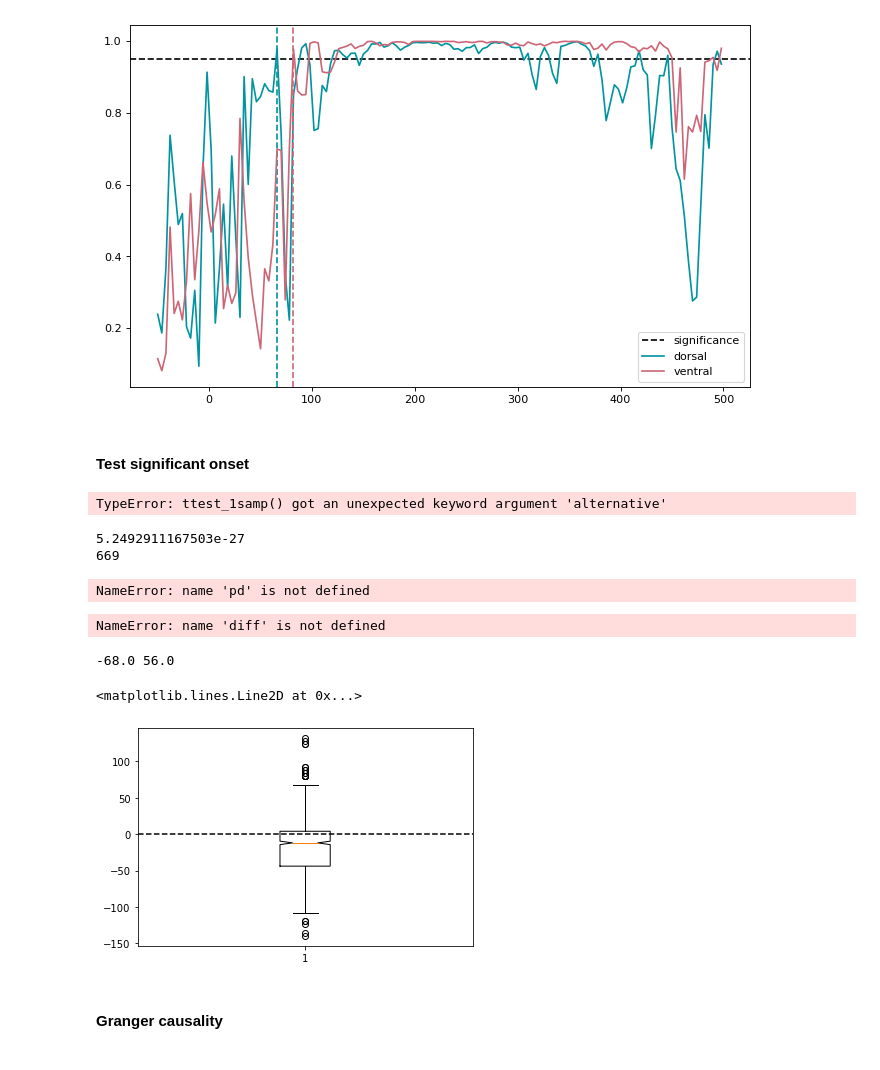
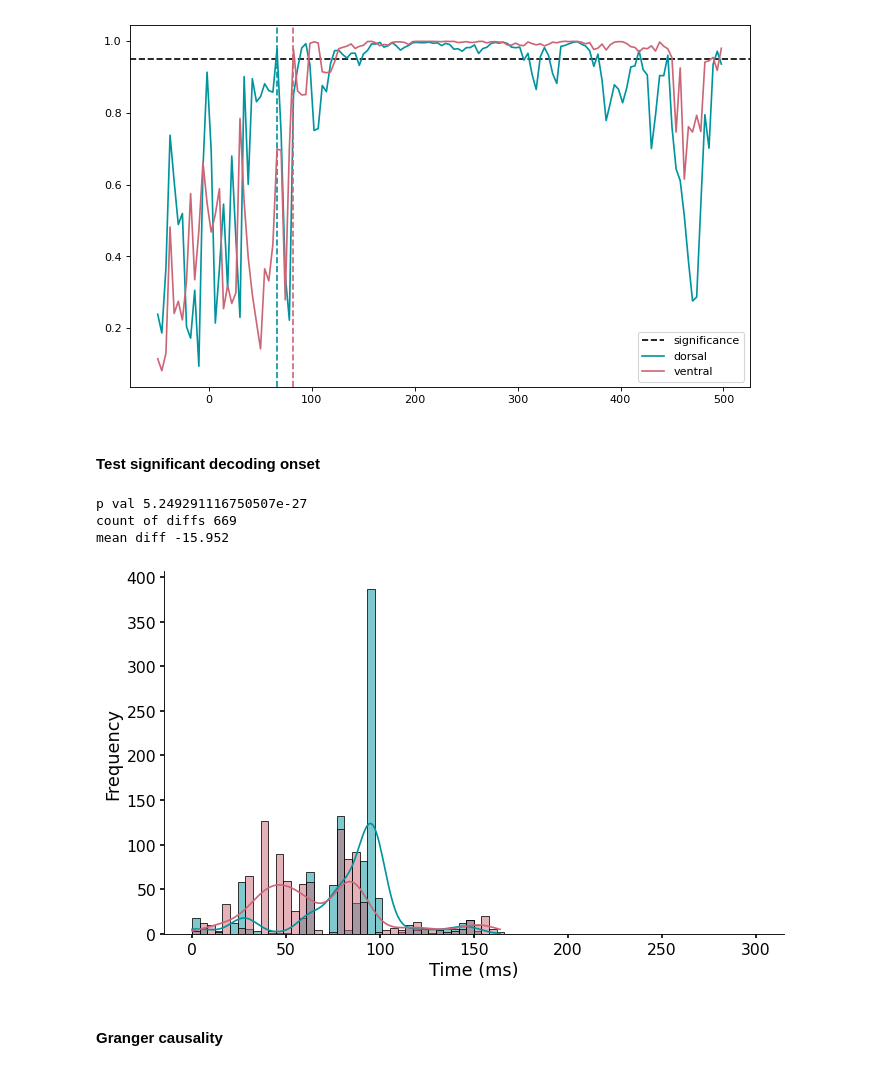
Before and after one commit to vayzenb/pepdoc, a Jupyter notebook: analysis/pepdoc_analysis_figs.ipynb, the cells around one changed output. Drawn from its saved outputs; the diff is of its cells as text; code cells hidden in the pictures.

```diff
--- a/analysis/pepdoc_analysis_figs.ipynb
+++ b/analysis/pepdoc_analysis_figs.ipynb
@@ -167,7 +194,7 @@ for roi in rois:
 
         sig_ts = []
         for time in range(0,sub_sample.shape[1]):
-            p_val= stats.ttest_1samp(sub_sample[:,time], .25, axis = 0, alternative='greater')
+            p_val= stats.ttest_1samp(sub_sample[:,time], 0, axis = 0, alternative='greater')
 
             #append the p-value for every time point
             sig_ts.append(p_val[1])
@@ -289,6 +329,8 @@ plt.figure(figsize=(10, 6), dpi=80)
 for roi in enumerate(rois):
     roi_decoding = np.load(f'{results_dir}/decode/{roi[1]}_decoding.npy')
     roi_mean = np.mean(roi_decoding, axis=0)
+    maxtime = np.where(roi_mean == np.max(roi_mean))[0][0]
+    print(f'{roi} max time:', ((maxtime *bin_length)-start_window))
 
     sem = np.std(roi_decoding, ddof=1, axis =0) / np.sqrt(roi_decoding.shape[0])
 
@@ -371,7 +402,7 @@ for roi in enumerate(rois):
 (1, 'ventral') 82
 [figure]
 # %% [markdown]
-#### Test significant onset
+#### Test significant decoding onset
 # %%
 '''
 Boot strap participant data and extract onset
@@ -447,9 +478,7 @@ for roi in rois:
 
     boot_df[roi] = decode_boot
 
-boot_df.to_csv(f'{results_dir}/onsets/onset_boot_df.csv')
+boot_df.to_csv(f'{results_dir}/decode/onset_boot_df.csv',index= False)
-# %% [output]
-TypeError: ttest_1samp() got an unexpected keyword argument 'alternative'
 # %%
 '''
 Run binomial test on bootstrapped data
@@ -464,68 +493,60 @@ for roi in comparisons:
     #count the number of times the first roi precedes the other
     time_count = np.sum(diff < 0)
 
-    print(stats.binom_test(time_count,n=len(diff), p= 0.5, alternative='two-sided'))
-    print(time_count)
+    print('p val', stats.binom_test(time_count,n=len(diff), p= 0.5, alternative='two-sided'))
+    print('count of diffs', time_count)
+    print('mean diff', np.mean(diff))
 # %% [output]
-5.2492911167503e-27
-669
+p val 5.249291116750507e-27
+count of diffs 669
+mean diff -15.952
 # %%
+"""Decoding onset histogram"""
+
+
 boot_df = pd.read_csv(f'{results_dir}/onsets/onset_boot_df.csv')
+boot_df = boot_df.drop(columns = ['Unnamed: 0'])
 melt_boot = boot_df.melt(var_name='roi', value_name='onset')
 melt_boot['roi'] = melt_boot['roi'].replace({'dorsal':'Dorsal','ventral':'Ventral'})
 
 colors = ['#00949e','#CC6677']
 colors = ['#CC6677','#00949e']
 plt.figure(figsize=(10, 6), dpi=80)
-sns.displot(data=melt_boot, x = 'onset', hue='roi', palette=colors,kde = True, alpha = .5)
+sns.histplot(data=melt_boot, x = 'onset', binrange = [0,300], bins= 74,hue='roi', legend = False, palette=colors,kde = True, alpha = .5)
 
 
-plt.ylabel('Proportion')
-plt.legend(loc='upper right')
+#sns.move_legend(ax, "upper right",fontsize=16)
+ax.set(
+    xlim=(-30, 300),
 
-plt.legend(fontsize=16)
+)
+#ax.set_xticklabels(fontsize=14)
+#ax.set_yticklabels(fontsize=14)
+plt.xticks(fontsize= 14)
+plt.yticks(fontsize= 14)
+#ax.set_axis_labels(fontsize=16)
+#ax.set_xlabels("Time (ms)",fontsize=16)
+#ax.set_ylabels("Frequency",fontsize=16)
+
 
 plt.xlabel('Time (ms)',fontsize=16)
-plt.ylabel('Proportion',fontsize=16)
-#plt.axvline(onsets[roi[0]],  linestyle='--', color = colors[roi[0]])
-#plt.yticks(np.arange(min(x), max(x)+1, 1.0))
+plt.ylabel('Frequency',fontsize=16)
+
 plt.xticks(fontsize= 14)
 plt.yticks(fontsize= 14)
-
+#plt.ylim(-.5,3.8)
 
 ax = plt.gca()
 ax.xaxis.set_tick_params(width=1.5)
 ax.yaxis.set_tick_params(width=1.5)
-
-#start, end = ax.get_ylim()
-#ax.yaxis.set_ticks(np.arange(start, end, .05))
-
 ax.spines['top'].set_visible(False)
 ax.spines['right'].set_visible(False)
+#ax.ax.tick_params(width=1.5)
 
-ax.set_xlim(-30,300)
 
-plt.savefig(f'{fig_dir}/onset_histogram.png', dpi=300)
+plt.savefig(f'{fig_dir}/decoding_onset_histogram.png', dpi=300)
 # %% [output]
-NameError: name 'pd' is not defined
+[figure, added]
-# %%
-np.mean(diff)
-# %% [output]
-NameError: name 'diff' is not defined
-# %%
-#plot the difference values with confidence intervals
-alpha = .05
-ci_low = np.percentile(diff, alpha*100)
-ci_high= np.percentile(diff, 100-alpha*100)
-print(ci_low,ci_high)
-# %% [output]
--68.0 56.0
-# %%
-plt.boxplot(diff,notch=True)
-plt.axhline(0, color = 'k', label='significant', linestyle='--')
-# %% [output]
-<matplotlib.lines.Line2D at 0x...>
-[figure, removed]
 # %% [markdown]
 #### Granger causality
 # %%
```
Also changed, not shown: parts of 31 cells of this notebook, 20 other files.
